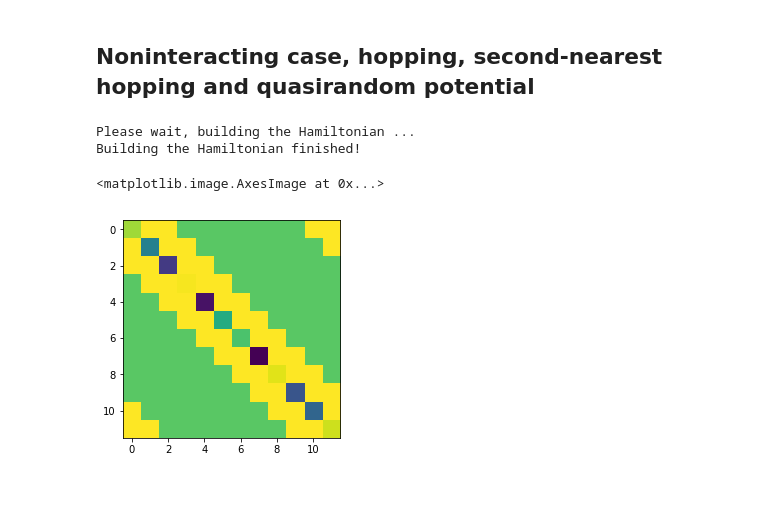
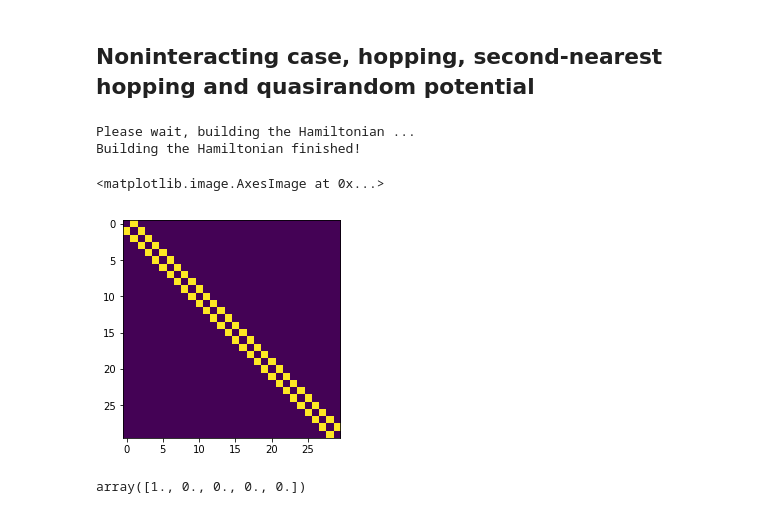
Before and after one commit to JanSuntajs/ham1d, a Jupyter notebook: jupyter_notebooks/ham1d_intro.ipynb, the cells around one changed output. Drawn from its saved outputs; the diff is of its cells as text; code cells hidden in the pictures.

Commit message:
Finished working on the free electron case

```diff
--- a/jupyter_notebooks/ham1d_intro.ipynb
+++ b/jupyter_notebooks/ham1d_intro.ipynb
@@ -397,14 +397,26 @@ Spectral extrema:
 [figure]
 # %% [markdown]
 ## Noninteracting case, hopping, second-nearest hopping and quasirandom potential
-# %%
-static_free_2 = [hop_left_2, hop_left, hop_right, hop_right_2, rnd_fer]
-ham_free_2 = fr1.hamiltonian(L, static_free_2)
-# %% [output]
-Please wait, building the Hamiltonian ...
-Building the Hamiltonian finished!
+# %%
+L=3000
+J=1
+W=0.005
+fields_free = np.random.uniform(-W, W, size=L)
+J_pm = [[J * 0.5 , i, (i + 1)%L] for i in range(L)] # the %L part ensures PBC
+
+hop_left_free = ['+-', J_pm]
+
+J_mp = [[J * 0.5 , i, (i - 1)%L] for i in range(L)]
+hop_right_free = ['+-', J_mp] #couplings remain the same, only the operator order changes
+rnd_free = ['n', [[fields_free[i], i] for i in range(L)]]
+
+static_free_2 = [hop_right_free, hop_left_free, rnd_free]
+ham_free_2 = fr1.hamiltonian(L, static_free_2)
+# %% [output]
+Please wait, building the Hamiltonian ...
+Building the Hamiltonian finished!
 # %%
-plt.imshow(np.real(ham_free_2.mat).todense())
+plt.imshow(np.real(ham_free_2.mat).todense()[:30,:30])
 # %% [output]
 <matplotlib.image.AxesImage at 0x...>
-[figure, old version]
+[figure, new version]
@@ -410,0 +425,8 @@ plt.imshow(np.real(ham_free_2.mat).todense())
+# %%
+import numpy as np;
+
+neki = np.zeros(5)
+neki[0] = 1
+neki
+# %% [output]
+array([1., 0., 0., 0., 0.])
```
Also changed, not shown: parts of 2 cells of this notebook, 4 other files.
